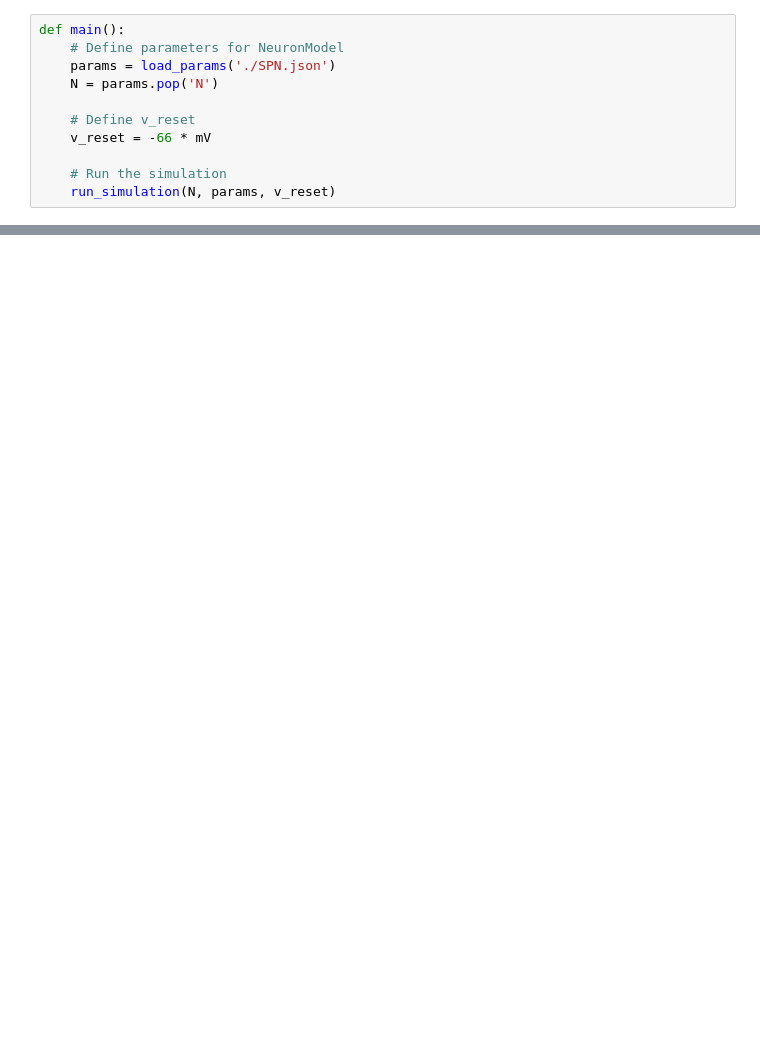
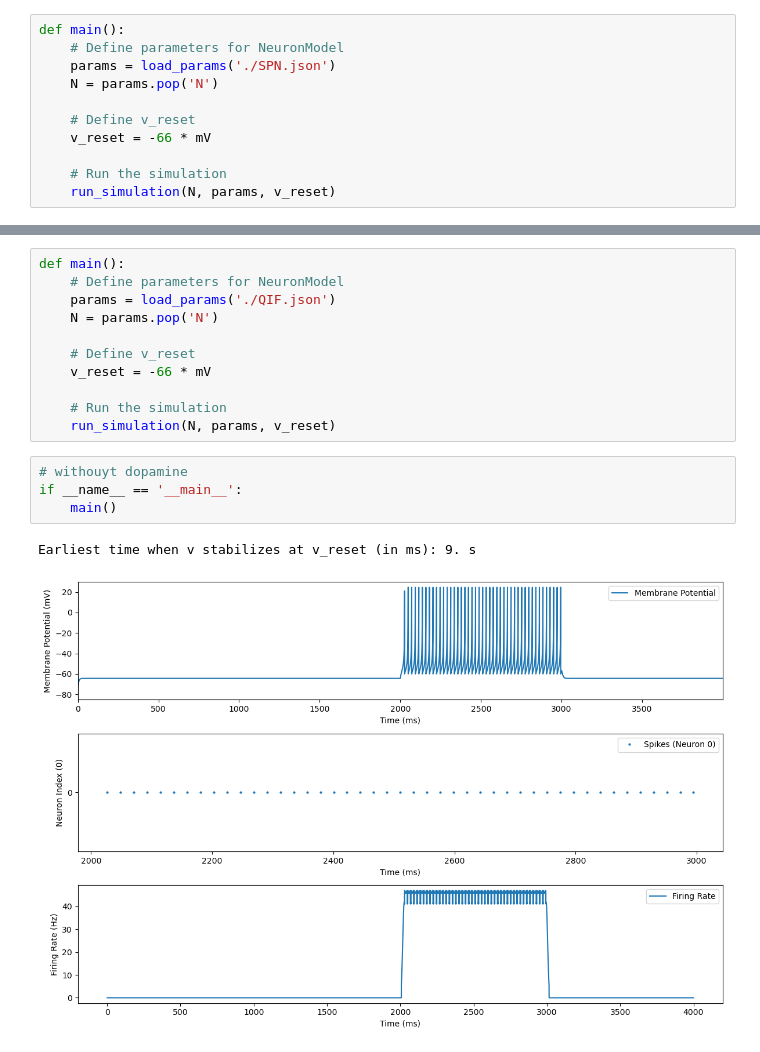
Before and after one commit to techzzt/Basal-ganglia-neuron-models, a Jupyter notebook: bg_insilico/test.ipynb, the cells around one changed output, grey strips where cells are left out. Drawn from its saved outputs; the diff is of its cells as text; blank space fills up the shorter version.

```diff
--- a/bg_insilico/test.ipynb
+++ b/bg_insilico/test.ipynb
@@ -54,0 +36,18 @@ Earliest time when v stabilizes at v_reset (in ms): 12.9 s
+# %%
+def main():
+    # Define parameters for NeuronModel
+    params = load_params('./QIF.json')
+    N = params.pop('N')
+
+    # Define v_reset
+    v_reset = -66 * mV
+
+    # Run the simulation
+    run_simulation(N, params, v_reset)
+# %%
+# withouyt dopamine
+if __name__ == '__main__':
+    main()
+# %% [output]
+Earliest time when v stabilizes at v_reset (in ms): 9. s
+[figure, added]
```
Also changed, not shown: parts of 3 cells of this notebook.
